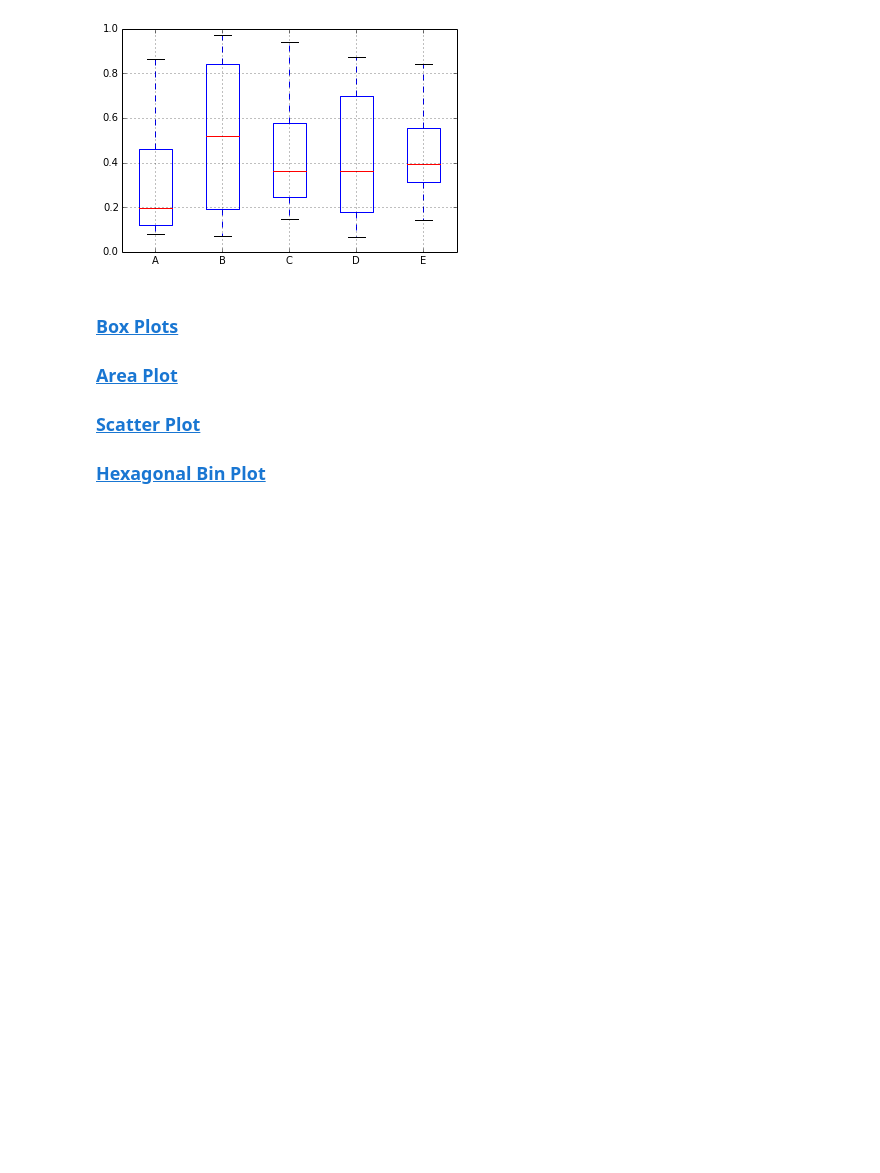
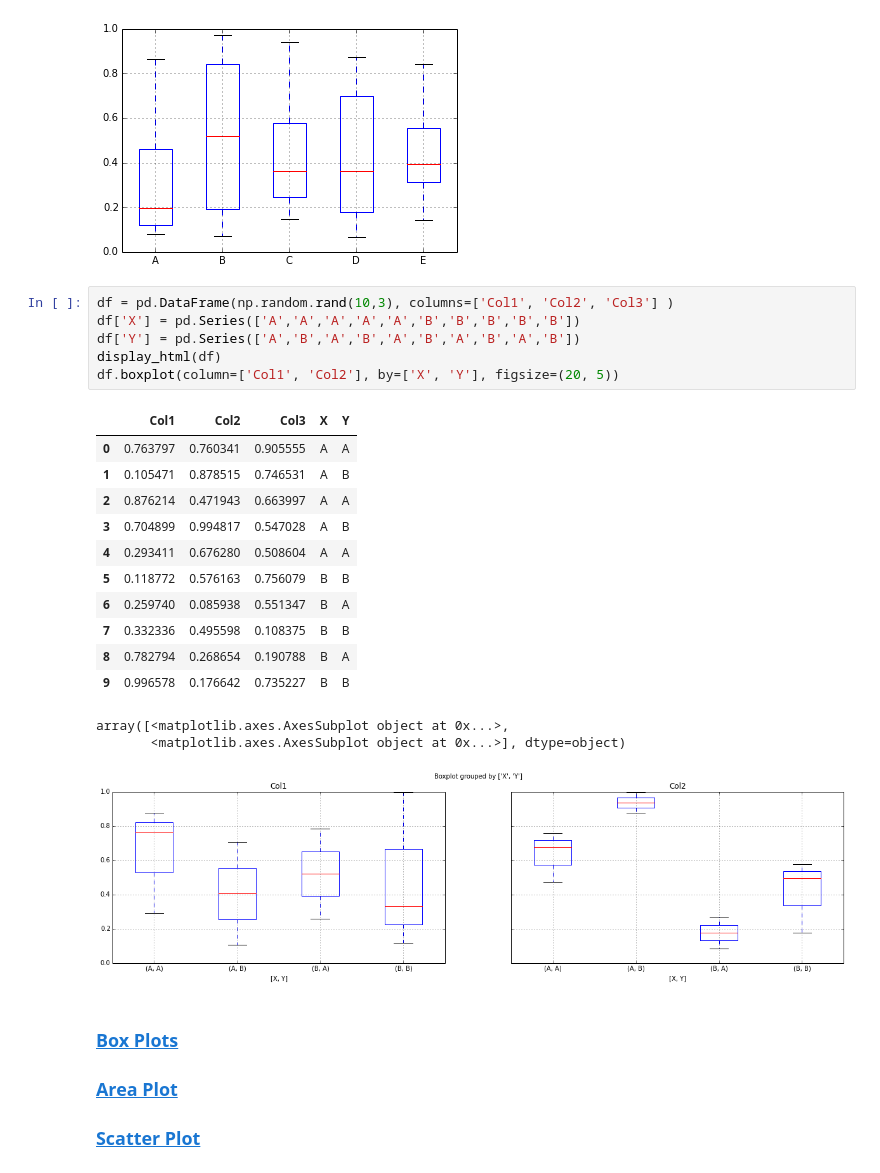
Before and after one commit to CooperLuan/devops.notes, a Jupyter notebook: pandas/Pandas-13-Plotting.ipynb, the cells around one changed output. Saved outputs shown, nothing was run; the diff lists cells and outputs as text; blank space fills up the shorter version.

Commit message:
add pandas note

```diff
--- a/pandas/Pandas-13-Plotting.ipynb
+++ b/pandas/Pandas-13-Plotting.ipynb
@@ -69,8 +69,28 @@ df.plot(kind='box')
 | 9 | 0.466192 | 0.674512 | 0.252660 | 0.106329 | 0.401946 |
 <matplotlib.axes.AxesSubplot at 0x...>
 [figure]
+# %%
+df = pd.DataFrame(np.random.rand(10,3), columns=['Col1', 'Col2', 'Col3'] )
+df['X'] = pd.Series(['A','A','A','A','A','B','B','B','B','B'])
+df['Y'] = pd.Series(['A','B','A','B','A','B','A','B','A','B'])
+display_html(df)
+df.boxplot(column=['Col1', 'Col2'], by=['X', 'Y'], figsize=(20, 5))
+# %% [output]
+|  | Col1 | Col2 | Col3 | X | Y |
+| 0 | 0.763797 | 0.760341 | 0.905555 | A | A |
+| 1 | 0.105471 | 0.878515 | 0.746531 | A | B |
+| 2 | 0.876214 | 0.471943 | 0.663997 | A | A |
+| 3 | 0.704899 | 0.994817 | 0.547028 | A | B |
+| 4 | 0.293411 | 0.676280 | 0.508604 | A | A |
+| 5 | 0.118772 | 0.576163 | 0.756079 | B | B |
+| 6 | 0.259740 | 0.085938 | 0.551347 | B | A |
+| 7 | 0.332336 | 0.495598 | 0.108375 | B | B |
+| 8 | 0.782794 | 0.268654 | 0.190788 | B | A |
+| 9 | 0.996578 | 0.176642 | 0.735227 | B | B |
+array([<matplotlib.axes.AxesSubplot object at 0x...>,
+       <matplotlib.axes.AxesSubplot object at 0x...>], dtype=object)
+[figure, added]
 # %% [markdown]
 ### [Box Plots](http://pandas.pydata.org/pandas-docs/stable/visualization.html#box-plots)
 ### [Area Plot](http://pandas.pydata.org/pandas-docs/stable/visualization.html#area-plot)
 ### [Scatter Plot](http://pandas.pydata.org/pandas-docs/stable/visualization.html#scatter-plot)
-### [Hexagonal Bin Plot](http://pandas.pydata.org/pandas-docs/stable/visualization.html#hexagonal-bin-plot)
```
Also changed, not shown: parts of 7 cells of this notebook, 3 other files.
